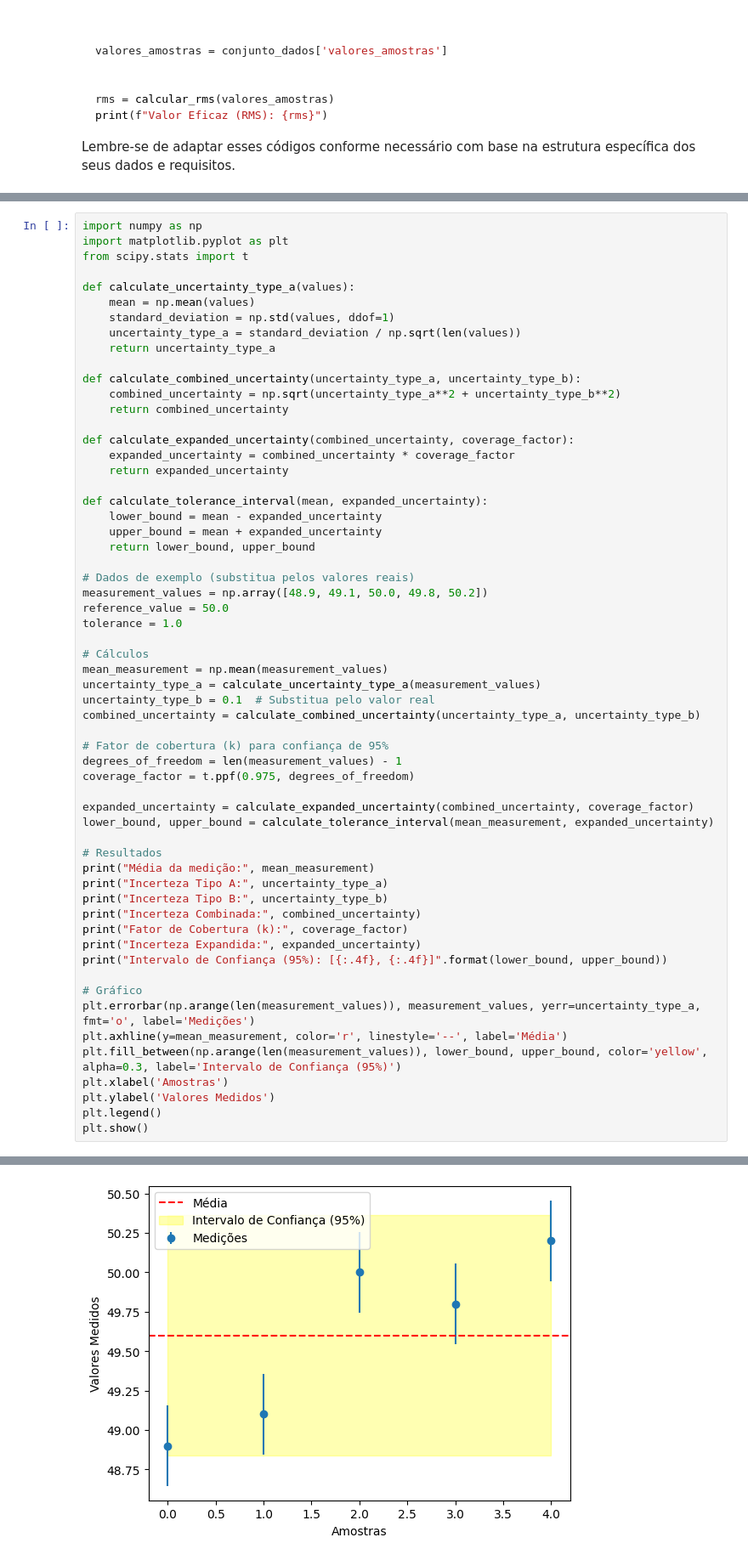
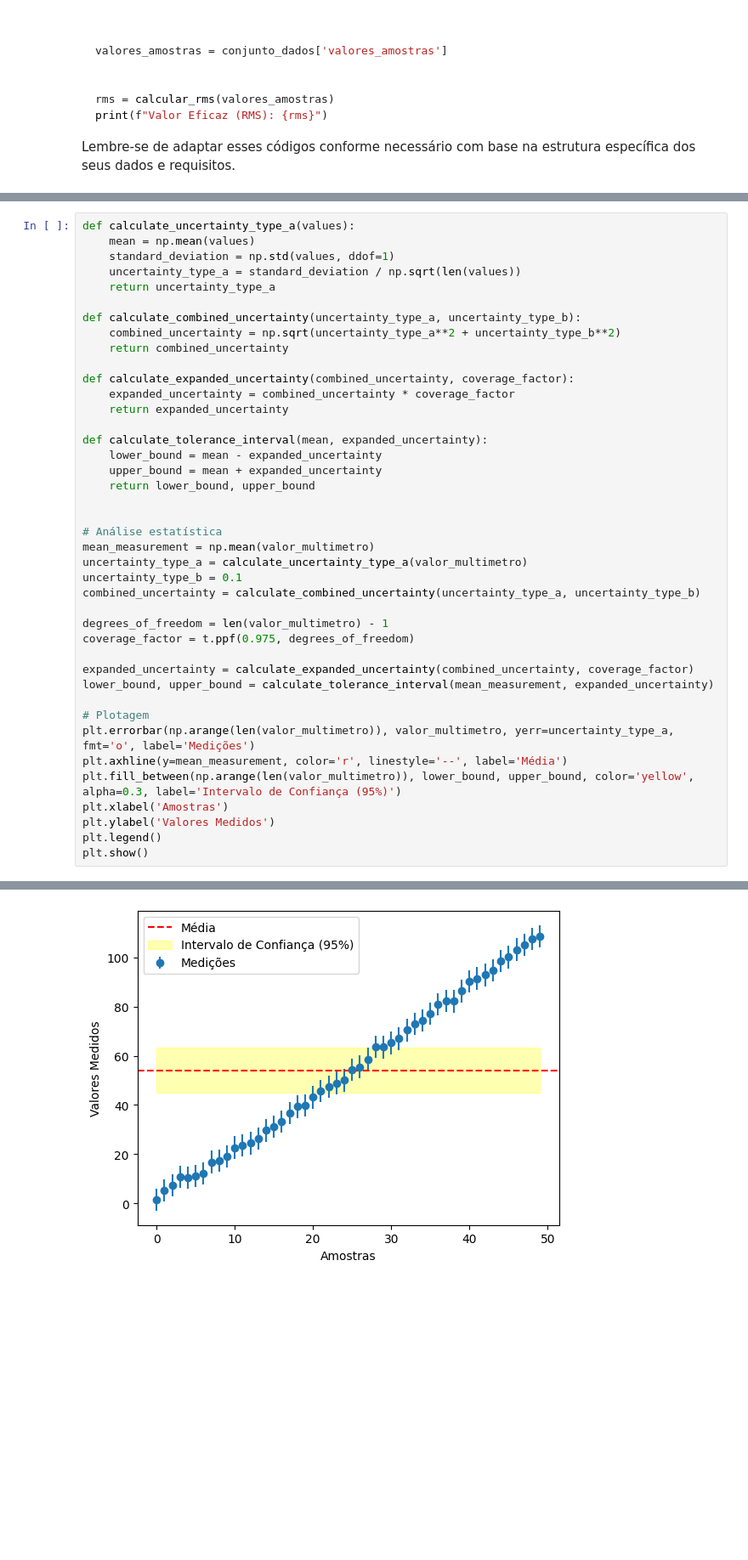
Before and after one commit to nervaljunior/JupyterHub, a Jupyter notebook: Untitled2.ipynb, the cells around one changed output, grey strips where cells are left out. Shown at 85% size. Drawn from its saved outputs; the diff is of its cells as text; blank space fills up the shorter version.

```diff
--- a/Untitled2.ipynb
+++ b/Untitled2.ipynb
@@ -501,8 +310,4 @@ NameError: ignored
 # %%
-import numpy as np
-import matplotlib.pyplot as plt
-from scipy.stats import t
-
 def calculate_uncertainty_type_a(values):
     mean = np.mean(values)
     standard_deviation = np.std(values, ddof=1)
@@ -522,37 +327,23 @@ def calculate_tolerance_interval(mean, expanded_uncertainty):
     upper_bound = mean + expanded_uncertainty
     return lower_bound, upper_bound
 
-# Dados de exemplo (substitua pelos valores reais)
-measurement_values = np.array([48.9, 49.1, 50.0, 49.8, 50.2])
-reference_value = 50.0
-tolerance = 1.0
 
-# Cálculos
-mean_measurement = np.mean(measurement_values)
-uncertainty_type_a = calculate_uncertainty_type_a(measurement_values)
-uncertainty_type_b = 0.1  # Substitua pelo valor real
+# Análise estatística
+mean_measurement = np.mean(valor_multimetro)
+uncertainty_type_a = calculate_uncertainty_type_a(valor_multimetro)
+uncertainty_type_b = 0.1
 combined_uncertainty = calculate_combined_uncertainty(uncertainty_type_a, uncertainty_type_b)
 
-# Fator de cobertura (k) para confiança de 95%
-degrees_of_freedom = len(measurement_values) - 1
+degrees_of_freedom = len(valor_multimetro) - 1
 coverage_factor = t.ppf(0.975, degrees_of_freedom)
 
 expanded_uncertainty = calculate_expanded_uncertainty(combined_uncertainty, coverage_factor)
 lower_bound, upper_bound = calculate_tolerance_interval(mean_measurement, expanded_uncertainty)
 
-# Resultados
-print("Média da medição:", mean_measurement)
-print("Incerteza Tipo A:", uncertainty_type_a)
-print("Incerteza Tipo B:", uncertainty_type_b)
-print("Incerteza Combinada:", combined_uncertainty)
-print("Fator de Cobertura (k):", coverage_factor)
-print("Incerteza Expandida:", expanded_uncertainty)
-print("Intervalo de Confiança (95%): [{:.4f}, {:.4f}]".format(lower_bound, upper_bound))
-
-# Gráfico
-plt.errorbar(np.arange(len(measurement_values)), measurement_values, yerr=uncertainty_type_a, fmt='o', label='Medições')
+# Plotagem
+plt.errorbar(np.arange(len(valor_multimetro)), valor_multimetro, yerr=uncertainty_type_a, fmt='o', label='Medições')
 plt.axhline(y=mean_measurement, color='r', linestyle='--', label='Média')
-plt.fill_between(np.arange(len(measurement_values)), lower_bound, upper_bound, color='yellow', alpha=0.3, label='Intervalo de Confiança (95%)')
+plt.fill_between(np.arange(len(valor_multimetro)), lower_bound, upper_bound, color='yellow', alpha=0.3, label='Intervalo de Confiança (95%)')
 plt.xlabel('Amostras')
 plt.ylabel('Valores Medidos')
 plt.legend()
@@ -568,4 +352,4 @@ Intervalo de Confiança (95%): [48.8396, 50.3604]
-[figure, old version]
+[figure, new version]
 # %% [markdown]
 ## Referências
 
```
Also changed, not shown: parts of 17 cells of this notebook.
